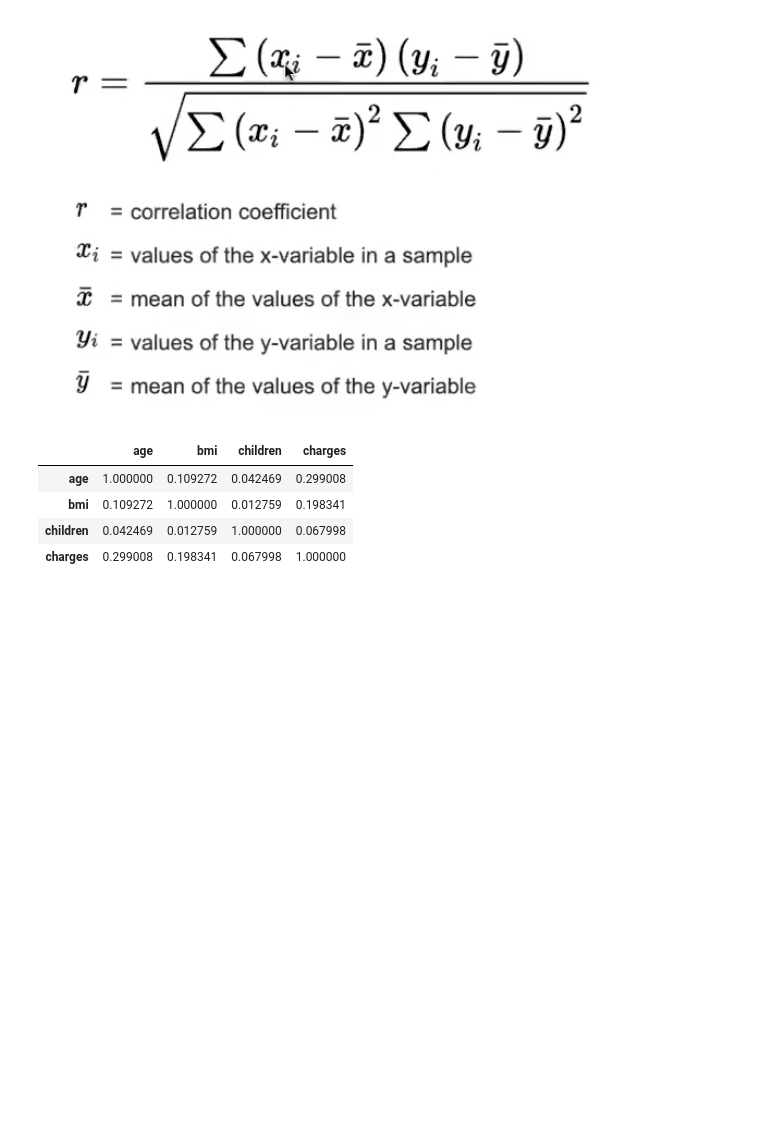
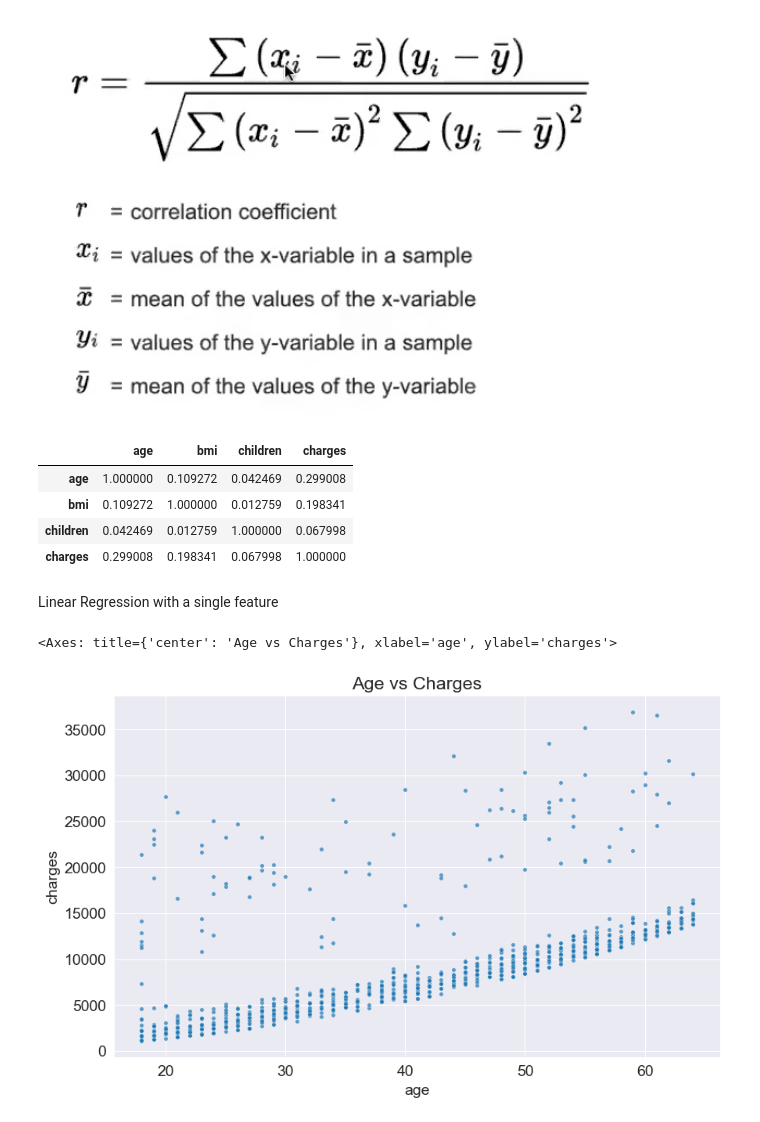
Before and after one commit to underprashure/data-science-practice, a Jupyter notebook: ml-linear-regression.ipynb, the cells around one changed output. Drawn from its saved outputs; the diff is of its cells as text; code cells hidden in the pictures; blank space fills up the shorter version.

Commit message:
linear regression basics

```diff
--- a/ml-linear-regression.ipynb
+++ b/ml-linear-regression.ipynb
@@ -249,3 +251,13 @@ df_medical[["age","bmi","children","charges"]].corr()
 | charges | 0.299008 | 0.198341 | 0.067998 | 1.000000 |
 # %%
 ## Correlation vs Causation
+# %% [markdown]
+Linear Regression with a single feature
+# %%
+non_smoker_df = df_medical[df_medical['smoker']=='no']
+# %%
+plt.title('Age vs Charges')
+sns.scatterplot(data=non_smoker_df, x='age', y='charges', alpha=0.7, s=15)
+# %% [output]
+<Axes: title={'center': 'Age vs Charges'}, xlabel='age', ylabel='charges'>
+[figure, added]
```
Also changed, not shown: parts of 61 cells of this notebook.
